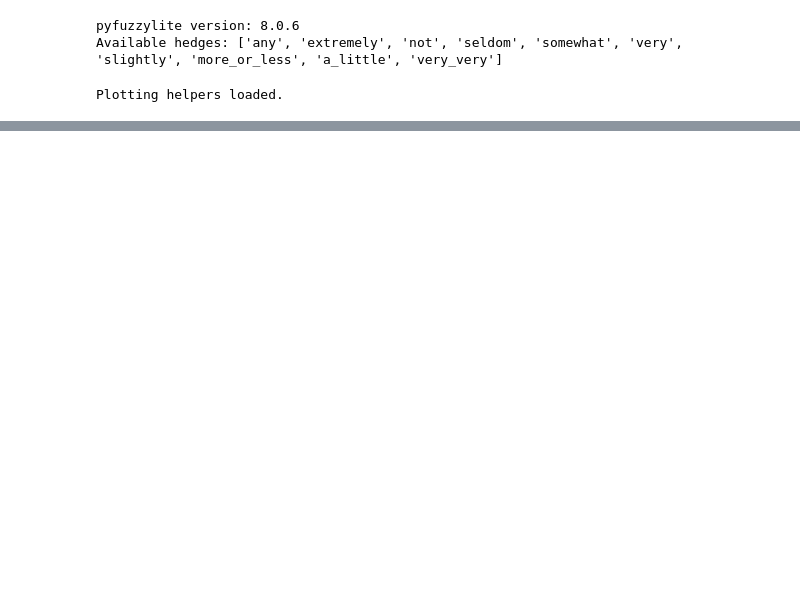
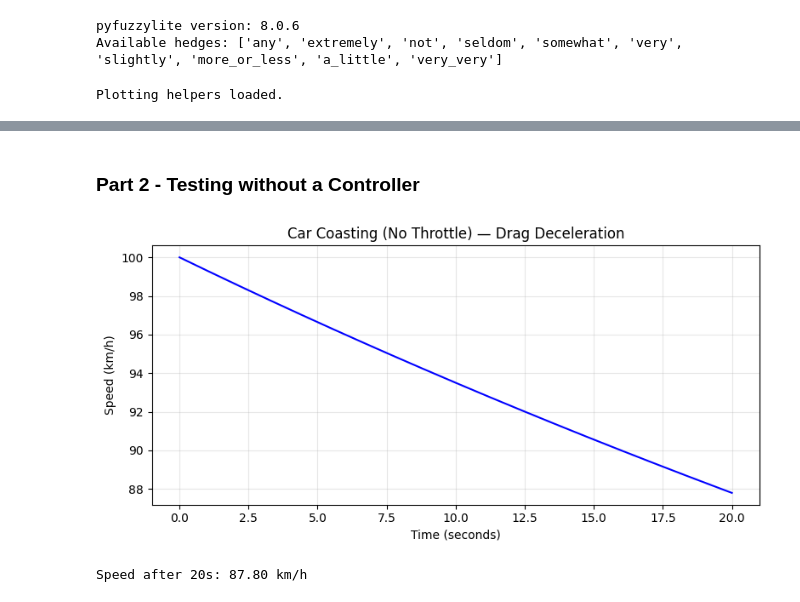
Before and after one commit to eoinocathasaigh/Artificial-Intelligence-Labs, a Jupyter notebook: Lab 6/Lab6.ipynb, the cells around one changed output, grey strips where cells are left out. Saved outputs shown, nothing was run; the diff lists cells and outputs as text; code cells hidden in the pictures; blank space fills up the shorter version.

```diff
--- a/Lab 6/Lab6.ipynb
+++ b/Lab 6/Lab6.ipynb
@@ -115,0 +180,32 @@ Plotting helpers loaded.
+# %% [markdown]
+### Part 2 - Testing without a Controller
+# %%
+# TODO: Create a CarPlant object called "plant"
+plant = CarPlant()
+
+# TODO: reset the plant to 100 km/h
+plant.reset(100.0)
+
+times_coast = [0.0]
+speeds_coast = [100.0]
+
+for step in range(1, 201):
+    t = step * plant.dt
+    speed = plant.step(throttle=0.0)
+    # Recording time and speed over simulation
+    times_coast.append(t)
+    speeds_coast.append(speed)
+
+plt.figure(figsize=(8, 4))
+plt.plot(times_coast, speeds_coast, 'b-', linewidth=1.5)
+plt.xlabel('Time (seconds)')
+plt.ylabel('Speed (km/h)')
+plt.title('Car Coasting (No Throttle) — Drag Deceleration')
+plt.grid(True, alpha=0.3)
+plt.tight_layout()
+plt.show()
+
+print(f"Speed after 20s: {speeds_coast[-1]:.2f} km/h")
+# %% [output]
+[figure, added]
+Speed after 20s: 87.80 km/h
```
Also changed, not shown: parts of 6 cells of this notebook.
